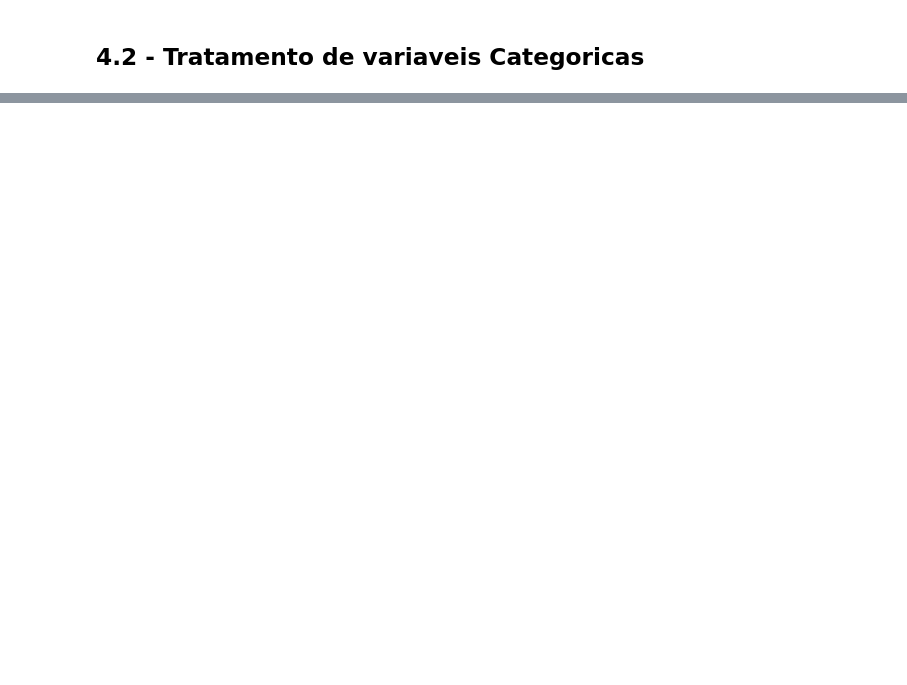
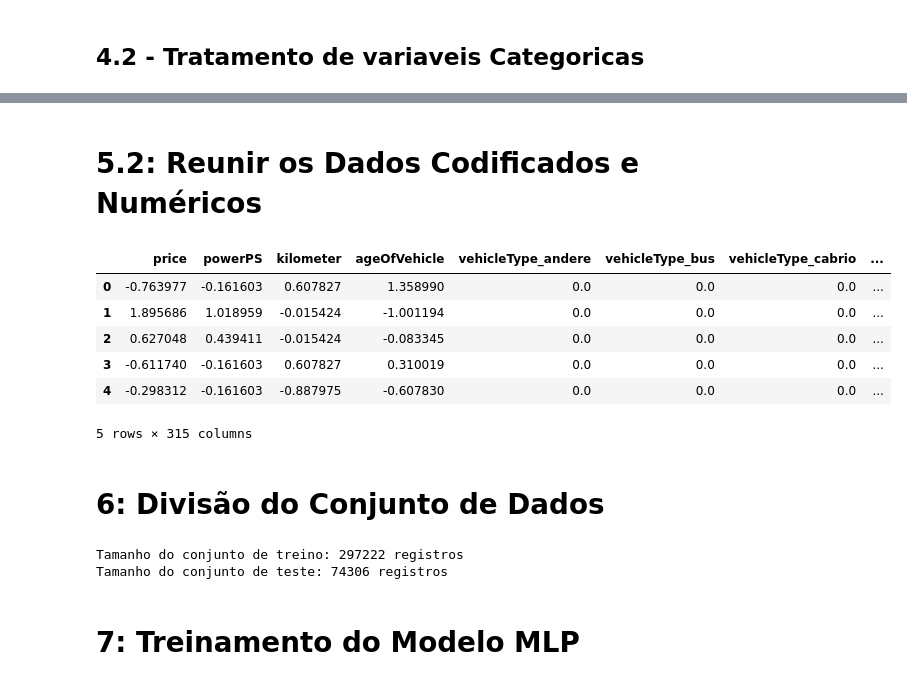
Before and after one commit to felipesayegg/CarPriceEstimator, a Jupyter notebook: MultilayerPerceptronCar.ipynb, the cells around one changed output, grey strips where cells are left out. Cells and saved outputs as stored; diff of their text form; code cells hidden in the pictures; blank space fills up the shorter version.

```diff
--- a/MultilayerPerceptronCar.ipynb
+++ b/MultilayerPerceptronCar.ipynb
@@ -483,0 +747,9 @@ Essas mudanças garantem que os dados estejam mais limpos, consistentes e adequa
+# %%
+# Identificando automaticamente as colunas numéricas (evitando variáveis categóricas)
+dados_numericos = dados.select_dtypes(include=['float64', 'int64'])
+# %%
+# Aplicando o escalonamento somente às variáveis numéricas
+dados_numericos_scaled = scaler.fit_transform(dados_numericos)
+# %%
+# Convertendo de volta para um DataFrame para facilitar a visualização
+dados_numericos_scaled = pd.DataFrame(dados_numericos_scaled, columns=dados_numericos.columns)
@@ -483,0 +766,18 @@ Essas mudanças garantem que os dados estejam mais limpos, consistentes e adequa
+# %% [markdown]
+# 5.2: Reunir os Dados Codificados e Numéricos
+# %%
+# Concatenando os dados categóricos codificados com as variáveis numéricas escalonadas
+dados_preparados = pd.concat([dados_numericos_scaled, encoded_df], axis=1)
+# %%
+# Verificando a conformação do DataFrame final
+dados_preparados.head()
+# %% [output]
+|  | price | powerPS | kilometer | ageOfVehicle | vehicleType_andere | vehicleType_bus | vehicleType_cabrio | ... |
+| 0 | -0.763977 | -0.161603 | 0.607827 | 1.358990 | 0.0 | 0.0 | 0.0 | ... |
+| 1 | 1.895686 | 1.018959 | -0.015424 | -1.001194 | 0.0 | 0.0 | 0.0 | ... |
+| 2 | 0.627048 | 0.439411 | -0.015424 | -0.083345 | 0.0 | 0.0 | 0.0 | ... |
+| 3 | -0.611740 | -0.161603 | 0.607827 | 0.310019 | 0.0 | 0.0 | 0.0 | ... |
+| 4 | -0.298312 | -0.161603 | -0.887975 | -0.607830 | 0.0 | 0.0 | 0.0 | ... |
+5 rows × 315 columns
+# %% [markdown]
+# 6: Divisão do Conjunto de Dados
@@ -483,0 +788,12 @@ Essas mudanças garantem que os dados estejam mais limpos, consistentes e adequa
+# %%
+# Dividindo os dados em conjuntos de treino e teste
+X_train, X_test, y_train, y_test = train_test_split(X, y, test_size=0.2, random_state=42)
+
+# Verificando o tamanho dos conjuntos
+print(f'Tamanho do conjunto de treino: {X_train.shape[0]} registros')
+print(f'Tamanho do conjunto de teste: {X_test.shape[0]} registros')
+# %% [output]
+Tamanho do conjunto de treino: 297222 registros
+Tamanho do conjunto de teste: 74306 registros
+# %% [markdown]
+# 7: Treinamento do Modelo MLP
```
Also changed, not shown: parts of 55 cells of this notebook.
